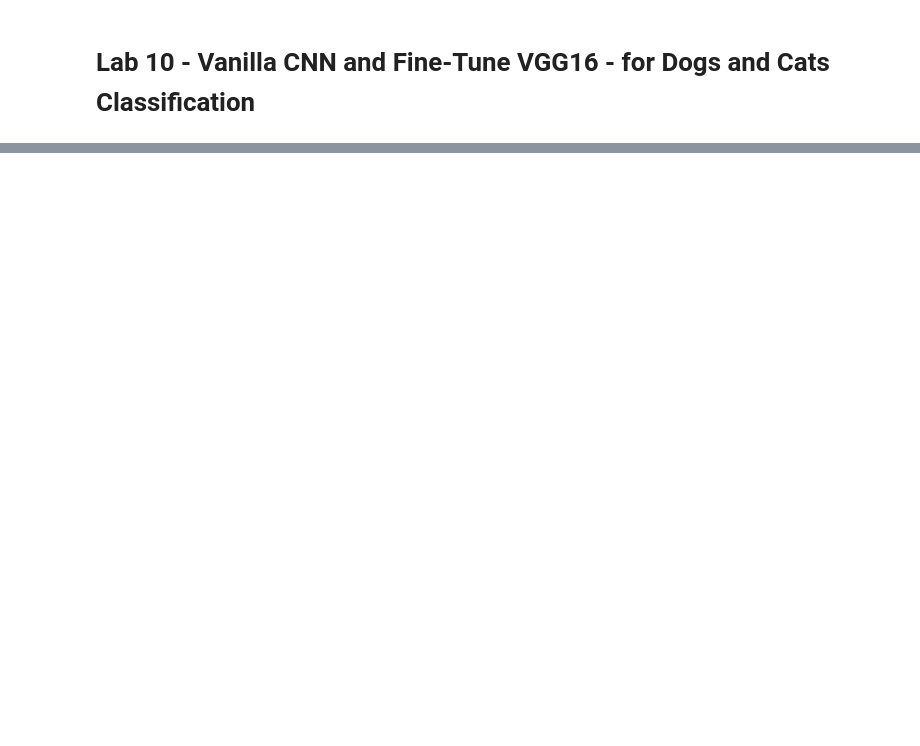
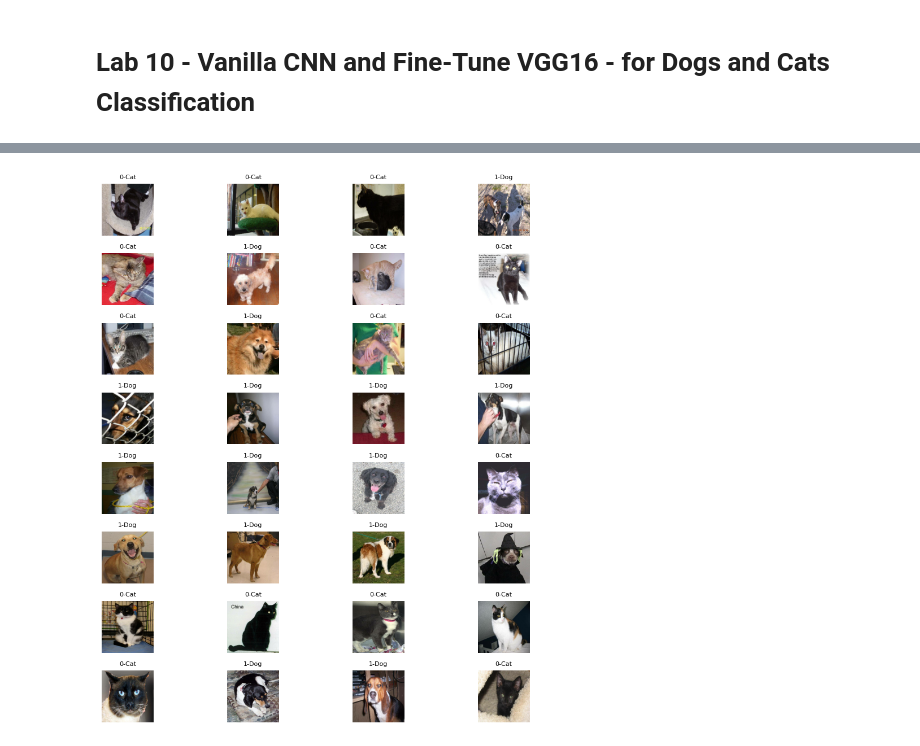
Before and after one commit to hemasree798/CSCN8010-labs, a Jupyter notebook: Dogs_vs_cats_classification.ipynb, the cells around one changed output, grey strips where cells are left out. Saved outputs shown, nothing was run; the diff lists cells and outputs as text; code cells hidden in the pictures; blank space fills up the shorter version.

```diff
--- a/Dogs_vs_cats_classification.ipynb
+++ b/Dogs_vs_cats_classification.ipynb
@@ -28,0 +21,17 @@ model_1_three_layers.compile(optimizer="adam",
+# %%
+# Folder path to the dataset
+data_folder = pathlib.Path('data\kaggle_dogs_vs_cats_small')
+# %%
+# Loading the images directly from the directory with labels as 0 and 1 in batch size of 32. Also we will resize the image to height and width of 180X180
+train_dataset = image_dataset_from_directory(
+    data_folder / "train",
+    image_size=(180, 180),
+    batch_size=32)
+validation_dataset = image_dataset_from_directory(
+    data_folder / "validation",
+    image_size=(180, 180),
+    batch_size=32)
+test_dataset = image_dataset_from_directory(
+    data_folder / "test",
+    image_size=(180, 180),
+    batch_size=32)
@@ -28,0 +47,6 @@ model_1_three_layers.compile(optimizer="adam",
+# %%
+# Printing the shape of the input Image Data and corresponding images
+for data_batch, labels_batch in train_dataset:
+    print("Image data batch shape:", data_batch.shape)
+    print("Labels batch shape:", labels_batch.shape)
+    break
@@ -28,0 +71,17 @@ model_1_three_layers.compile(optimizer="adam",
+# %%
+# To plot the images along with labels
+def plot_images(image_data,label):
+    plt.imshow(image_data.numpy().astype("uint8"))
+    plt.title(f"{label}-{label_description[label]}", fontsize=8)
+    plt.axis("off")
+# %%
+# Displaying the first batch - 32 images along with class description
+plt.figure(figsize=(10, 10))
+for idx, image_data in enumerate(data_batch):
+    plt.subplot(8, 4, idx + 1)
+    plot_images(image_data,labels_batch[idx])
+plt.subplots_adjust(wspace=0, hspace=0)
+plt.tight_layout()
+plt.show()
+# %% [output]
+[figure, added]
```
Also changed, not shown: parts of 32 cells of this notebook, 3 other files.
